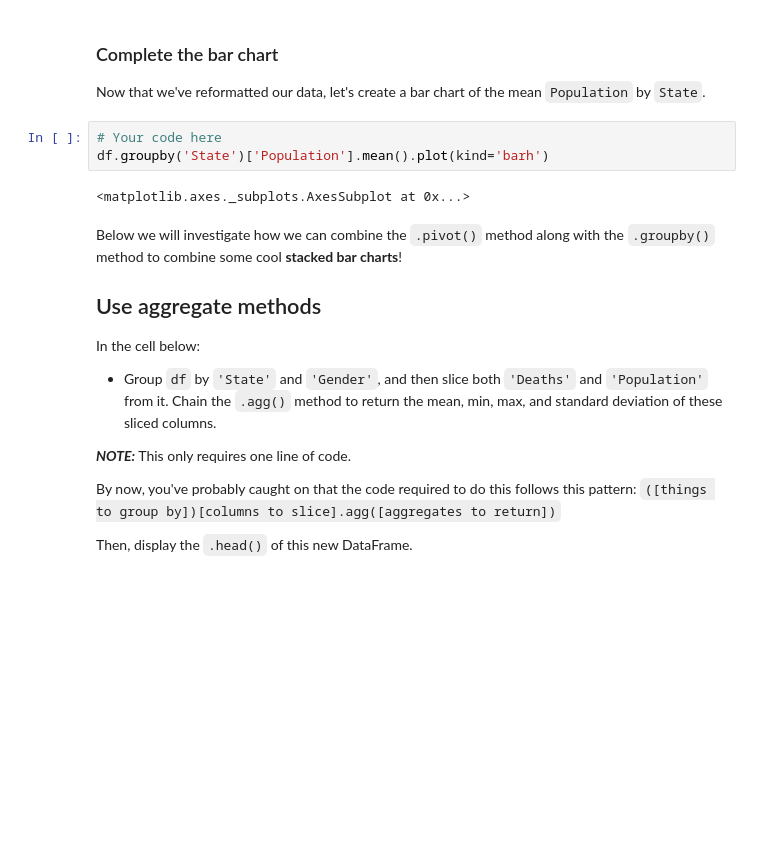
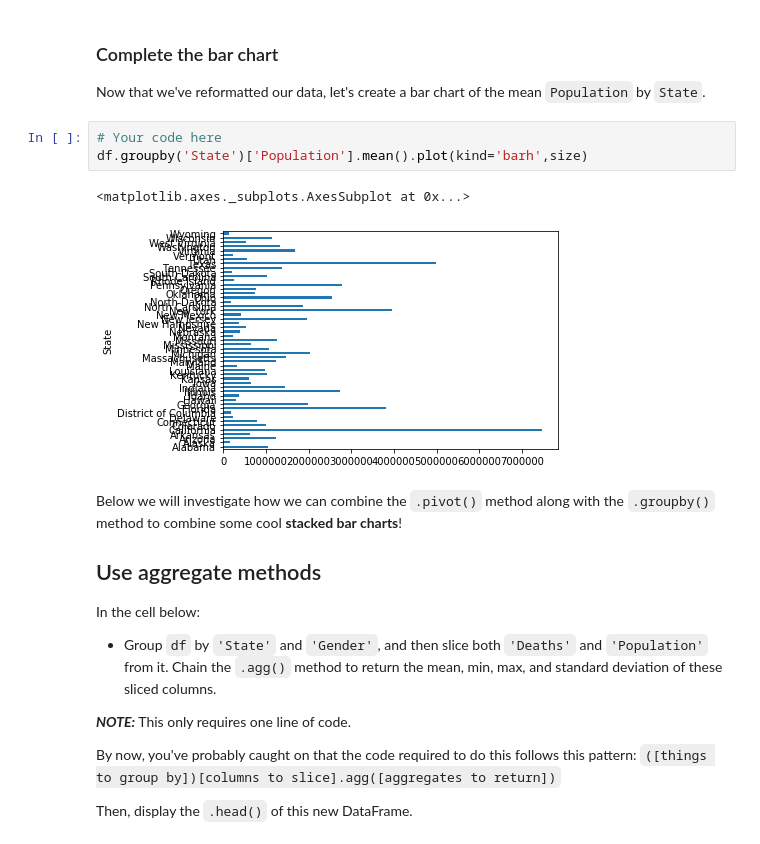
Before and after one commit to yabughaida/dsc-pivot-tables-pandas-lab-hbs-ds-060120, a Jupyter notebook: index.ipynb, the cells around one changed output. Saved outputs shown, nothing was run; the diff lists cells and outputs as text; blank space fills up the shorter version.

```diff
--- a/index.ipynb
+++ b/index.ipynb
@@ -197,9 +197,10 @@ df['Population'] = df['Population'].astype('int64')
 Now that we've reformatted our data, let's create a bar chart of the mean `Population` by `State`.
 # %%
 # Your code here
-df.groupby('State')['Population'].mean().plot(kind='barh')
+df.groupby('State')['Population'].mean().plot(kind='barh',size)
 # %% [output]
 <matplotlib.axes._subplots.AxesSubplot at 0x...>
+[figure, added]
 # %% [markdown]
 Below we will investigate how we can combine the `.pivot()` method along with the `.groupby()` method to combine some cool **stacked bar charts**!
 
```
